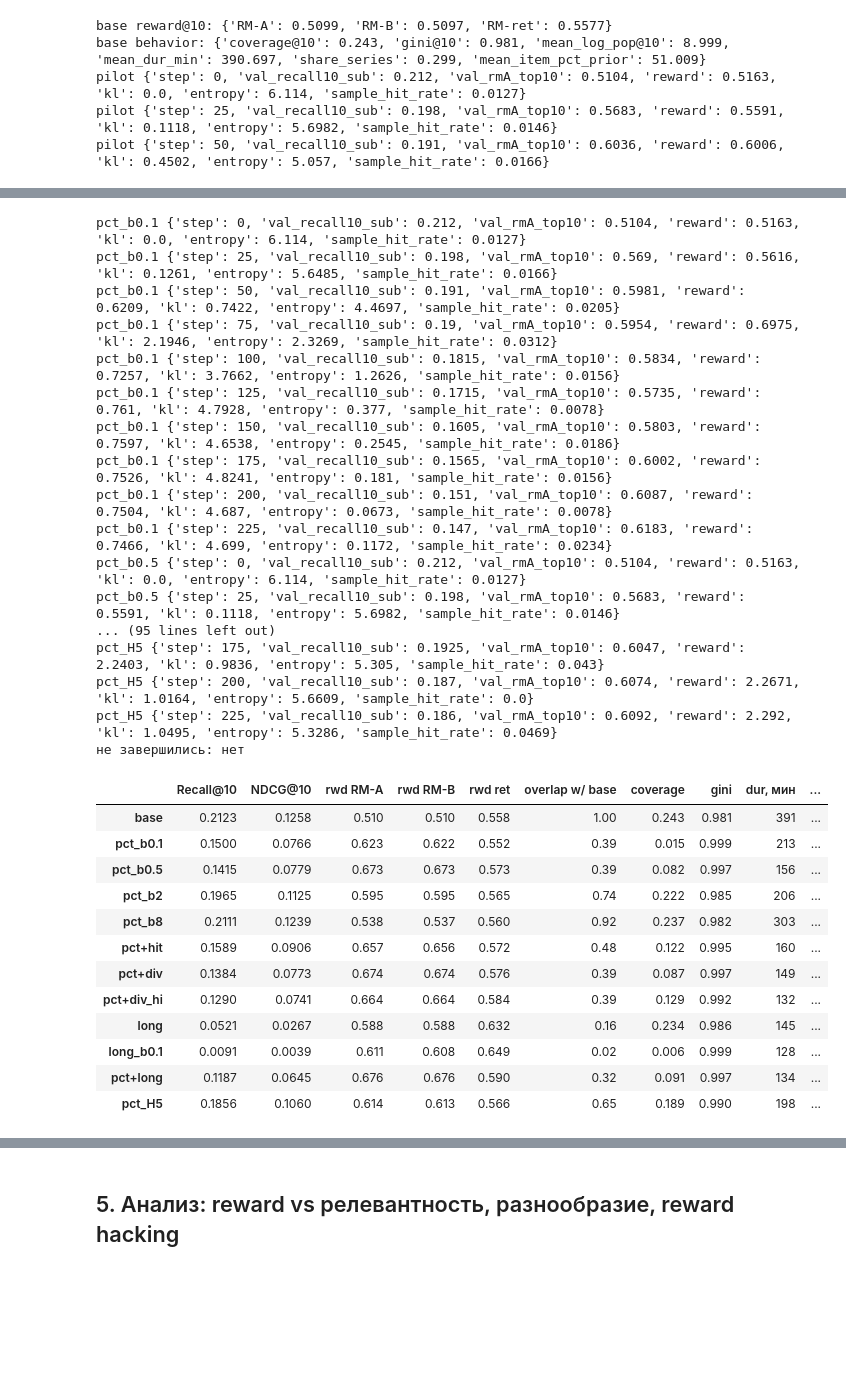
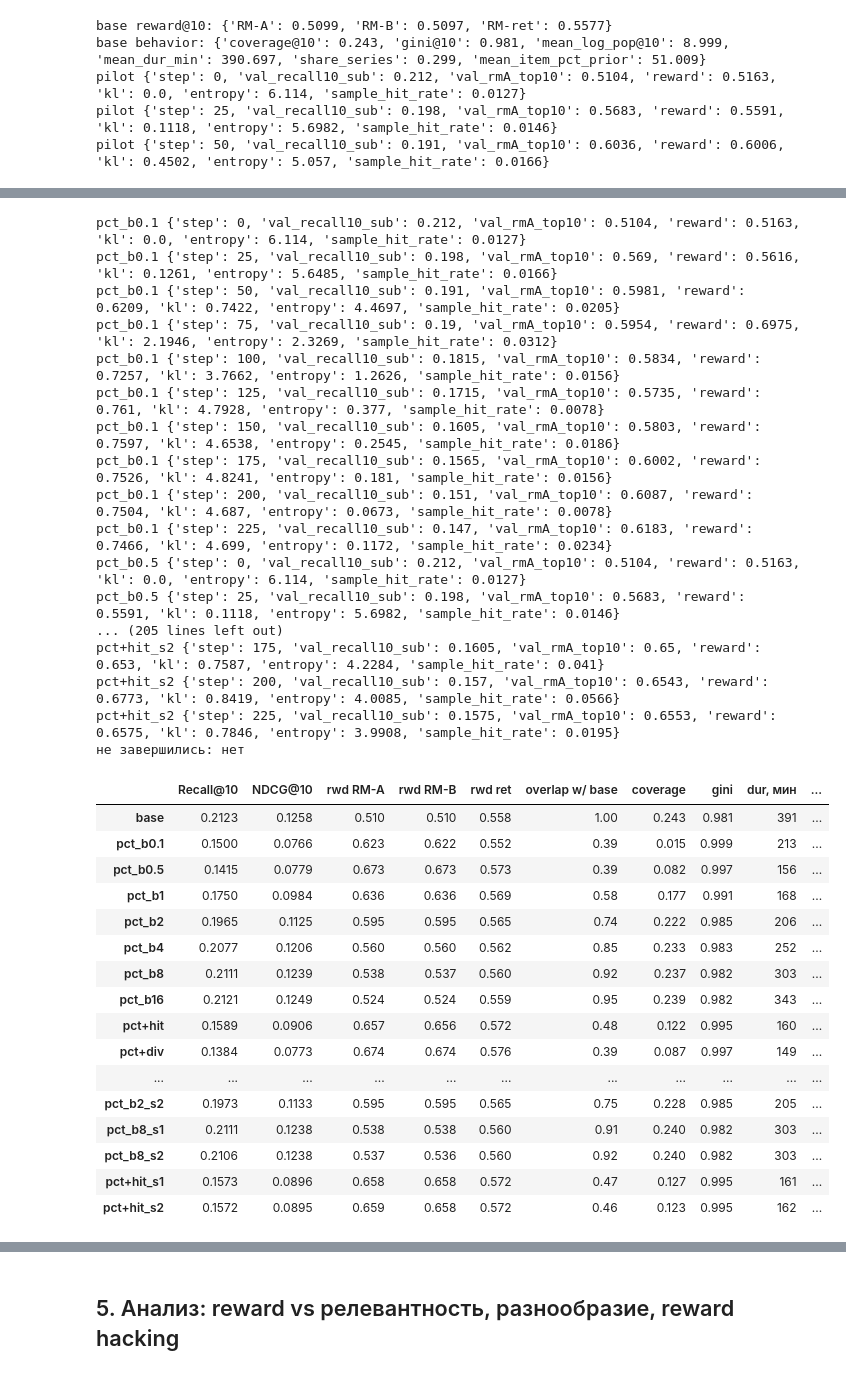
Before and after one commit to 404iq/recsys-rl-finetuning, a Jupyter notebook: solution.ipynb, the cells around one changed output, grey strips where cells are left out. Saved outputs shown, nothing was run; the diff lists cells and outputs as text; code cells hidden in the pictures; blank space fills up the shorter version.

```diff
--- a/solution.ipynb
+++ b/solution.ipynb
@@ -794,7 +807,7 @@ def quick_eval(model, n=2000):
     r, rec = evaluate(gpt_scores(model), "val", limit=n)
     return float((r <= 10).mean()), float(reward_at_k(rec, "val", limit=n)["RM-A"].mean())
 
-def rl_train(name, reward, beta, H=1, gamma=0.9, seed=0, **over):
+def rl_train(name, reward, beta, H=1, gamma=0.9, seed=0, ent_coef=0.0, **over):
     c = {**RL_CFG, **over}; B, G = c["B"], c["G"]
     rng = np.random.default_rng(seed); torch.manual_seed(seed)
     policy = new_model(); policy.load_state_dict(base.state_dict()); policy.eval()
@@ -805,18 +818,18 @@ def rl_train(name, reward, beta, H=1, gamma=0.9, seed=0, **over):
             rec10, rw = quick_eval(policy); log.append(dict(step=step, val_recall10_sub=rec10, val_rmA_top10=rw))
         if step == c["steps"]: break
         ctx, clen, cpct, target = (x.repeat_interleave(G, 0) for x in sample_contexts(B, rng))
-        R = torch.zeros(len(ctx), device=DEVICE); logp_sum = torch.zeros_like(R); kl_sum = torch.zeros_like(R); ent0 = hit0 = None
+        R = torch.zeros(len(ctx), device=DEVICE); logp_sum = torch.zeros_like(R); kl_sum = torch.zeros_like(R); ent_sum = torch.zeros_like(R); ent0 = hit0 = None
         for t in range(H):
             lg = masked_logits(policy, ctx, clen)
             with torch.no_grad(): lq = F.log_softmax(masked_logits(base, ctx, clen), -1)
             lp = F.log_softmax(lg, -1); p = lp.exp()
             a = torch.multinomial(p.detach(), 1)[:, 0]
-            logp_sum += lp.gather(1, a[:, None])[:, 0]; kl_sum += (p * (lp - lq)).sum(1)
+            logp_sum += lp.gather(1, a[:, None])[:, 0]; kl_sum += (p * (lp - lq)).sum(1); ent_sum += -(p * lp).sum(1)
             R += gamma ** t * step_reward(reward, a, ctx, clen, cpct, target if t == 0 else None)
             if t == 0: ent0, hit0 = float(-(p * lp).sum(1).mean().detach()), float((a == target).float().mean())
             ctx, cpct, clen = append_tok(ctx, clen, cpct, a)
         A = R.view(B, G) - R.view(B, G).mean(1, keepdim=True); A = (A / (A.std() + 1e-6)).view(-1)
-        loss = -(A.detach() * logp_sum).mean() + beta * kl_sum.mean()
+        loss = -(A.detach() * logp_sum).mean() + beta * kl_sum.mean() - ent_coef * ent_sum.mean()
         opt.zero_grad(set_to_none=True); loss.backward(); torch.nn.utils.clip_grad_norm_(policy.parameters(), 1.0); opt.step()
         log[-1].update(reward=float(R.mean()), kl=float(kl_sum.mean().detach()), entropy=ent0, sample_hit_rate=hit0)
         if step % c["log_every"] == 0: print(name, {k: round(v, 4) for k, v in log[-1].items()})
@@ -846,5 +861,5 @@ pilot {'step': 50, 'val_recall10_sub': 0.191, 'val_rmA_top10': 0.6036, 'reward':
 # %%
-BETAS = (0.1, 0.5, 2.0, 8.0)
+BETAS = (0.1, 0.5, 1.0, 2.0, 4.0, 8.0, 16.0)
 RL_RUNS = {f"pct_b{b:g}": dict(reward=dict(w_pct=1), beta=b) for b in BETAS}
 RL_RUNS.update({
     "pct+hit": dict(reward=dict(w_pct=1, hit=0.5), beta=0.5),
@@ -854,7 +869,11 @@ RL_RUNS.update({
     "long_b0.1": dict(reward=dict(w_ret=1), beta=0.1),
     "pct+long": dict(reward=dict(w_pct=1, w_ret=1), beta=0.5),
     "pct_H5": dict(reward=dict(w_pct=1), beta=0.5, H=5, B=RL_CFG["B"] // 4),
+    "pct_b0.1_ent0.03": dict(reward=dict(w_pct=1), beta=0.1, ent_coef=0.03),   # бонус за энтропию против схлопывания
+    "pct_b0.1_ent0.1": dict(reward=dict(w_pct=1), beta=0.1, ent_coef=0.1),
 })
+for base_run in ("pct_b2", "pct_b8", "pct+hit"):                        # повторы с другим seed: разброс между запусками
+    for k in (1, 2): RL_RUNS[f"{base_run}_s{k}"] = dict(RL_RUNS[base_run], seed=k)
 rl_results, rl_errors = {"base": base_out}, {}
 for name, s_ in RL_RUNS.items():
     f = RESULTS/f"rl_{name}_{RUN_TAG}.json"
@@ -874,46 +893,50 @@ for name, s_ in RL_RUNS.items():
     if DEVICE == "cuda": torch.cuda.empty_cache()
 print("не завершились:", rl_errors or "нет")
 
 def rl_table(res):
     g = lambda r, k: f"{r['rank_metrics'][k][0]:.4f}"
     rows = {n: {"Recall@10": g(r, "Recall@10"), "NDCG@10": g(r, "NDCG@10"), "rwd RM-A": f"{r['reward@10']['RM-A'][0]:.3f}",
                 "rwd RM-B": f"{r['reward@10']['RM-B'][0]:.3f}", "rwd ret": f"{r['reward@10']['RM-ret'][0]:.3f}",
                 "overlap w/ base": f"{r['behavior'].get('overlap_with_base@10', 1):.2f}", "coverage": f"{r['behavior']['coverage@10']:.3f}",
                 "gini": f"{r['behavior']['gini@10']:.3f}", "dur, мин": f"{r['behavior']['mean_dur_min']:.0f}",
                 "сериалы": f"{r['behavior']['share_series']:.2f}"} for n, r in res.items()}
     return pd.DataFrame(rows).T
 rl_table(rl_results)
 # %% [output]
 pct_b0.1 {'step': 0, 'val_recall10_sub': 0.212, 'val_rmA_top10': 0.5104, 'reward': 0.5163, 'kl': 0.0, 'entropy': 6.114, 'sample_hit_rate': 0.0127}
 pct_b0.1 {'step': 25, 'val_recall10_sub': 0.198, 'val_rmA_top10': 0.569, 'reward': 0.5616, 'kl': 0.1261, 'entropy': 5.6485, 'sample_hit_rate': 0.0166}
 pct_b0.1 {'step': 50, 'val_recall10_sub': 0.191, 'val_rmA_top10': 0.5981, 'reward': 0.6209, 'kl': 0.7422, 'entropy': 4.4697, 'sample_hit_rate': 0.0205}
 pct_b0.1 {'step': 75, 'val_recall10_sub': 0.19, 'val_rmA_top10': 0.5954, 'reward': 0.6975, 'kl': 2.1946, 'entropy': 2.3269, 'sample_hit_rate': 0.0312}
 pct_b0.1 {'step': 100, 'val_recall10_sub': 0.1815, 'val_rmA_top10': 0.5834, 'reward': 0.7257, 'kl': 3.7662, 'entropy': 1.2626, 'sample_hit_rate': 0.0156}
 pct_b0.1 {'step': 125, 'val_recall10_sub': 0.1715, 'val_rmA_top10': 0.5735, 'reward': 0.761, 'kl': 4.7928, 'entropy': 0.377, 'sample_hit_rate': 0.0078}
 pct_b0.1 {'step': 150, 'val_recall10_sub': 0.1605, 'val_rmA_top10': 0.5803, 'reward': 0.7597, 'kl': 4.6538, 'entropy': 0.2545, 'sample_hit_rate': 0.0186}
 pct_b0.1 {'step': 175, 'val_recall10_sub': 0.1565, 'val_rmA_top10': 0.6002, 'reward': 0.7526, 'kl': 4.8241, 'entropy': 0.181, 'sample_hit_rate': 0.0156}
 pct_b0.1 {'step': 200, 'val_recall10_sub': 0.151, 'val_rmA_top10': 0.6087, 'reward': 0.7504, 'kl': 4.687, 'entropy': 0.0673, 'sample_hit_rate': 0.0078}
 pct_b0.1 {'step': 225, 'val_recall10_sub': 0.147, 'val_rmA_top10': 0.6183, 'reward': 0.7466, 'kl': 4.699, 'entropy': 0.1172, 'sample_hit_rate': 0.0234}
 pct_b0.5 {'step': 0, 'val_recall10_sub': 0.212, 'val_rmA_top10': 0.5104, 'reward': 0.5163, 'kl': 0.0, 'entropy': 6.114, 'sample_hit_rate': 0.0127}
 pct_b0.5 {'step': 25, 'val_recall10_sub': 0.198, 'val_rmA_top10': 0.5683, 'reward': 0.5591, 'kl': 0.1118, 'entropy': 5.6982, 'sample_hit_rate': 0.0146}
-... (95 lines left out)
-pct_H5 {'step': 175, 'val_recall10_sub': 0.1925, 'val_rmA_top10': 0.6047, 'reward': 2.2403, 'kl': 0.9836, 'entropy': 5.305, 'sample_hit_rate': 0.043}
-pct_H5 {'step': 200, 'val_recall10_sub': 0.187, 'val_rmA_top10': 0.6074, 'reward': 2.2671, 'kl': 1.0164, 'entropy': 5.6609, 'sample_hit_rate': 0.0}
-pct_H5 {'step': 225, 'val_recall10_sub': 0.186, 'val_rmA_top10': 0.6092, 'reward': 2.292, 'kl': 1.0495, 'entropy': 5.3286, 'sample_hit_rate': 0.0469}
+... (205 lines left out)
+pct+hit_s2 {'step': 175, 'val_recall10_sub': 0.1605, 'val_rmA_top10': 0.65, 'reward': 0.653, 'kl': 0.7587, 'entropy': 4.2284, 'sample_hit_rate': 0.041}
+pct+hit_s2 {'step': 200, 'val_recall10_sub': 0.157, 'val_rmA_top10': 0.6543, 'reward': 0.6773, 'kl': 0.8419, 'entropy': 4.0085, 'sample_hit_rate': 0.0566}
+pct+hit_s2 {'step': 225, 'val_recall10_sub': 0.1575, 'val_rmA_top10': 0.6553, 'reward': 0.6575, 'kl': 0.7846, 'entropy': 3.9908, 'sample_hit_rate': 0.0195}
 не завершились: нет
 |  | Recall@10 | NDCG@10 | rwd RM-A | rwd RM-B | rwd ret | overlap w/ base | coverage | gini | dur, мин | ... |
 | base | 0.2123 | 0.1258 | 0.510 | 0.510 | 0.558 | 1.00 | 0.243 | 0.981 | 391 | ... |
 | pct_b0.1 | 0.1500 | 0.0766 | 0.623 | 0.622 | 0.552 | 0.39 | 0.015 | 0.999 | 213 | ... |
 | pct_b0.5 | 0.1415 | 0.0779 | 0.673 | 0.673 | 0.573 | 0.39 | 0.082 | 0.997 | 156 | ... |
+| pct_b1 | 0.1750 | 0.0984 | 0.636 | 0.636 | 0.569 | 0.58 | 0.177 | 0.991 | 168 | ... |
 | pct_b2 | 0.1965 | 0.1125 | 0.595 | 0.595 | 0.565 | 0.74 | 0.222 | 0.985 | 206 | ... |
+| pct_b4 | 0.2077 | 0.1206 | 0.560 | 0.560 | 0.562 | 0.85 | 0.233 | 0.983 | 252 | ... |
 | pct_b8 | 0.2111 | 0.1239 | 0.538 | 0.537 | 0.560 | 0.92 | 0.237 | 0.982 | 303 | ... |
+| pct_b16 | 0.2121 | 0.1249 | 0.524 | 0.524 | 0.559 | 0.95 | 0.239 | 0.982 | 343 | ... |
 | pct+hit | 0.1589 | 0.0906 | 0.657 | 0.656 | 0.572 | 0.48 | 0.122 | 0.995 | 160 | ... |
 | pct+div | 0.1384 | 0.0773 | 0.674 | 0.674 | 0.576 | 0.39 | 0.087 | 0.997 | 149 | ... |
-| pct+div_hi | 0.1290 | 0.0741 | 0.664 | 0.664 | 0.584 | 0.39 | 0.129 | 0.992 | 132 | ... |
-| long | 0.0521 | 0.0267 | 0.588 | 0.588 | 0.632 | 0.16 | 0.234 | 0.986 | 145 | ... |
-| long_b0.1 | 0.0091 | 0.0039 | 0.611 | 0.608 | 0.649 | 0.02 | 0.006 | 0.999 | 128 | ... |
-| pct+long | 0.1187 | 0.0645 | 0.676 | 0.676 | 0.590 | 0.32 | 0.091 | 0.997 | 134 | ... |
-| pct_H5 | 0.1856 | 0.1060 | 0.614 | 0.613 | 0.566 | 0.65 | 0.189 | 0.990 | 198 | ... |
+| ... | ... | ... | ... | ... | ... | ... | ... | ... | ... | ... |
+| pct_b2_s2 | 0.1973 | 0.1133 | 0.595 | 0.595 | 0.565 | 0.75 | 0.228 | 0.985 | 205 | ... |
+| pct_b8_s1 | 0.2111 | 0.1238 | 0.538 | 0.538 | 0.560 | 0.91 | 0.240 | 0.982 | 303 | ... |
+| pct_b8_s2 | 0.2106 | 0.1238 | 0.537 | 0.536 | 0.560 | 0.92 | 0.240 | 0.982 | 303 | ... |
+| pct+hit_s1 | 0.1573 | 0.0896 | 0.658 | 0.658 | 0.572 | 0.47 | 0.127 | 0.995 | 161 | ... |
+| pct+hit_s2 | 0.1572 | 0.0895 | 0.659 | 0.658 | 0.572 | 0.46 | 0.123 | 0.995 | 162 | ... |
 # %% [markdown]
 ### Выводы по RL
 
```
Also changed, not shown: parts of 35 cells of this notebook, 39 other files.
